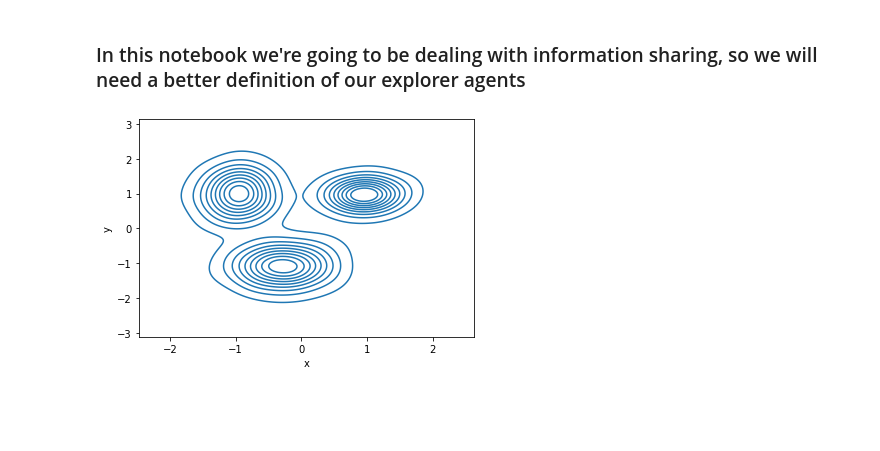
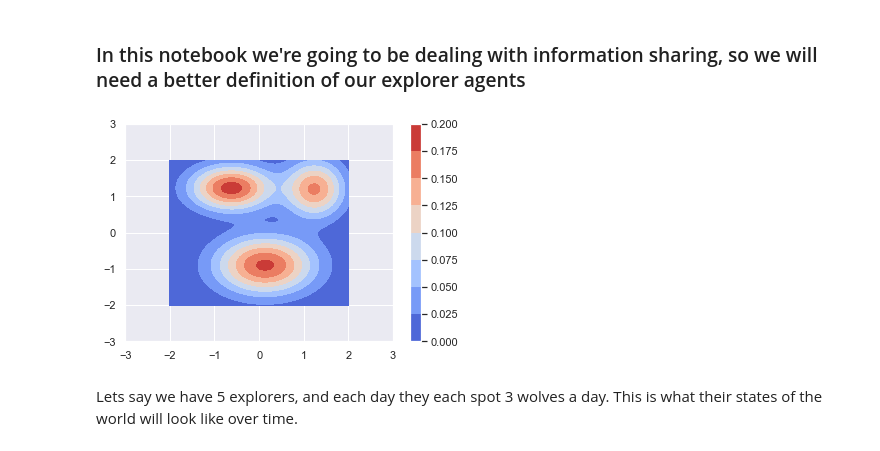
Before and after one commit to Aidankeogh/truth_graph, a Jupyter notebook: card_2_sharing_information.ipynb, the cells around one changed output. Drawn from its saved outputs; the diff is of its cells as text; code cells hidden in the pictures; blank space fills up the shorter version.

```diff
--- a/card_2_sharing_information.ipynb
+++ b/card_2_sharing_information.ipynb
@@ -14,39 +14,57 @@ class Explorer:
     A class used to represent our explorers.
     Attributes:
     environment : GaussianMixture
         The environment the explorer samples from
     model : GaussianMixture
         The internal model the explorer has of its environment
     experiences : Tensor
         A buffer containing samples from the environment.
+    name : string
+        The explorer's name
     """
     def __init__(
         self,
-        environment: GaussianMixture = real_world,
-        model: GaussianMixture = GaussianMixture(3, 2, covariance_type="diag"),
+        environment: GaussianMixture = wolf_dens,
+        model: GaussianMixture = None,
     ) -> None:
         """Initializes the explorer with a given environment and internal model"""
         self.environment = environment
         self.model = model
         self.experiences = torch.empty(0, 2)
+        self.notes = {}
+        self.name = coolname.generate_slug(3)
 
     def sample(self, n: int) -> None:
         """Draws n samples from the environment, and adds them to experience buffer"""
         samples, _ = self.environment.sample(n)
         self.experiences = torch.cat([self.experiences, samples])
 
-    def fit(self) -> None:
+    def fit(self, samples) -> None:
         """Fits internal model to experiences"""
-        self.model.fit(self.experiences)
+        self.model = GaussianMixture(n_components=3, n_features=2, covariance_type="diag")
+        self.model.fit(samples)
 
-    def display(self) -> None:
+    def display(self, show=True, **kwargs) -> None:
         """Displays GMM"""
-        visualize_gmm(self.model)
+        plot_distribution(self.model, **kwargs)
+        if show:
+            plt.xlim([-3, 3])
+            plt.ylim([-3, 3])
+            plt.show()
+
+    def believed_locations(self) -> torch.tensor:
+        """Displays all believed wolf locations, experienced and in notes"""
+        return torch.cat([self.experiences] + [note for note in self.notes.values()])
+
+    def __repr__(self) -> str:
+        return self.name
 
 
 explorer_1 = Explorer()
-explorer_1.sample(30)
-explorer_1.fit()
+explorer_1.sample(100)
+explorer_1.fit(explorer_1.experiences)
 explorer_1.display()
 # %% [output]
-[figure, old version]
+[figure, new version]
+# %% [markdown]
+Lets say we have 5 explorers, and each day they each spot 3 wolves a day. This is what their states of the world will look like over time.
```
Also changed, not shown: parts of 5 cells of this notebook, 3 other files.
